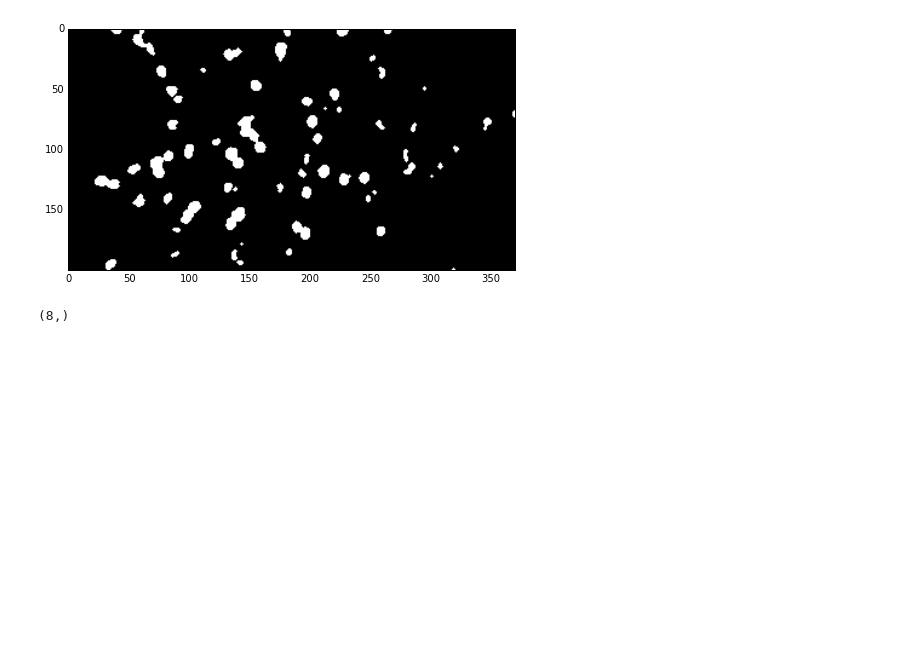
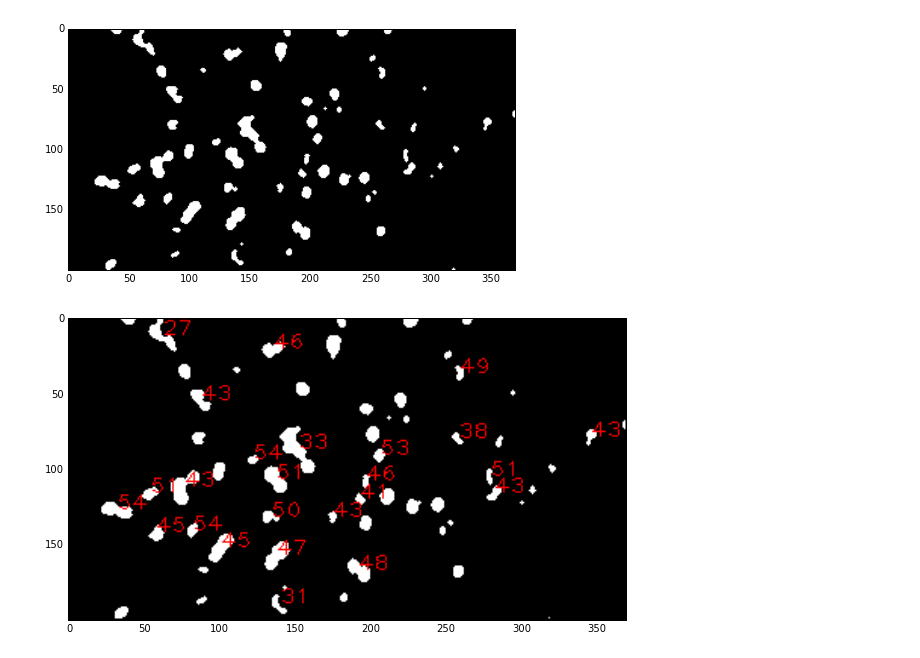
Before and after one commit to versatran01/Galt, a Jupyter notebook: detection/notebook/split.ipynb, the cells around one changed output. Drawn from its saved outputs; the diff is of its cells as text; code cells hidden in the pictures; blank space fills up the shorter version.

Commit message:
a dumb way of deciding which blob has multiple fruits

```diff
--- a/detection/notebook/split.ipynb
+++ b/detection/notebook/split.ipynb
@@ -39,12 +39,22 @@ plt.imshow(bw, cmap=plt.cm.gray)
 # %% [output]
 <matplotlib.image.AxesImage at 0x...>
 [figure]
-# %%
-stats, bw_filled = region_props(bw)
-stats = stats[stats['area'] > 100]
-print(stats.shape)
-# %% [output]
-(8,)
+# %%
+blobs, bw_filled = region_props(bw)
+
+disp = cv2.cvtColor(bw_filled, cv2.COLOR_GRAY2RGB)
+for blob in blobs:
+    if blob['extent'] < 0.55 and blob['area'] > 20:
+        text = "{0}".format(int(blob['extent'] * 100))
+        x, y = blob['bbox_center']
+        cv2.putText(disp, text, (x, y), cv2.FONT_HERSHEY_PLAIN, 1, (255,0,0), 1)
+fig = plt.figure(figsize=(10,10))
+plt.imshow(disp)
+
+
+blobs = blobs[blobs['area'] > 100]
+# %% [output]
+[figure, added]
 # %%
 v = s.im_hsv[:, :, -1]
 v_bw = np.array(v, copy=True)
```
Also changed, not shown: parts of 3 cells of this notebook, 4 other files.
